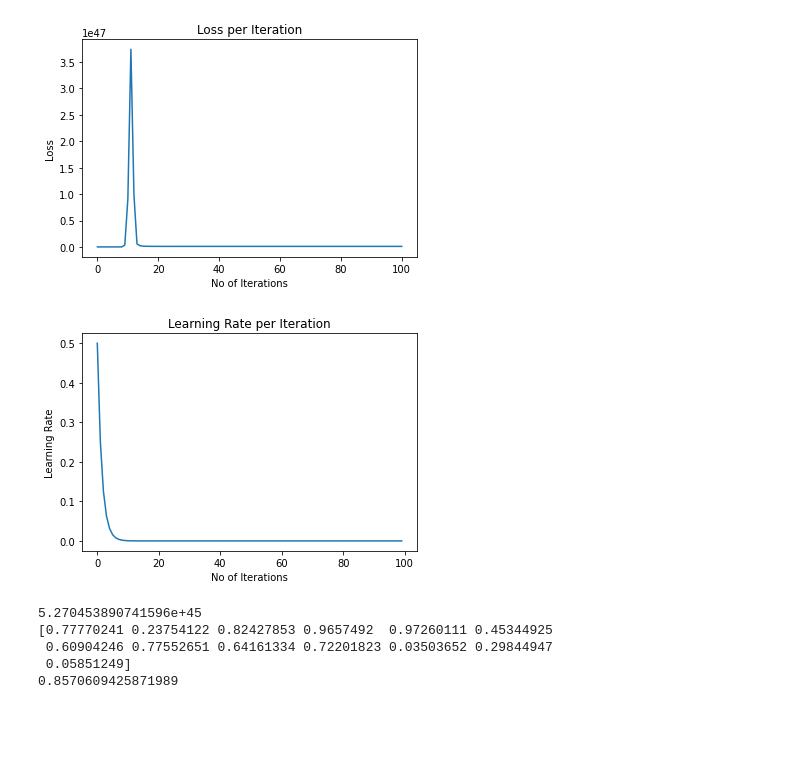
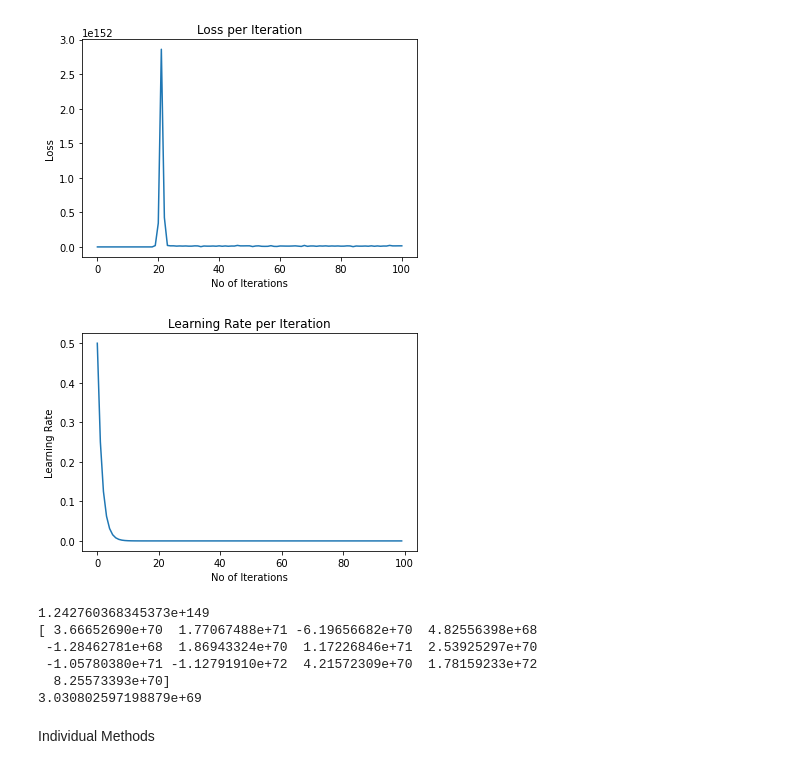
Before and after one commit to PhaneendraYedidi/Machine-Learning-Practices, a Jupyter notebook: 06_Implement_SGD.ipynb, the cells around one changed output. Saved outputs shown, nothing was run; the diff lists cells and outputs as text; code cells hidden in the pictures; blank space fills up the shorter version.

```diff
--- a/06_Implement_SGD.ipynb
+++ b/06_Implement_SGD.ipynb
@@ -46,14 +46,8 @@ class SGDImplementation:
     #print(self.wOld)
     self.bOld = rand()
     #print(self.bOld)
-    self.coef_ = self.wOld
-    self.intercept_ = self.bOld
 
   def fit(self,X, Y):
-    #Normalize the data
-    scaler = preprocessing.StandardScaler().fit(X)
-    X = scaler.transform(X)
-
     #Shuffle the data
     X,Y = self.randomShuffle(X,Y)
 
@@ -99,10 +93,7 @@ class SGDImplementation:
     plt.title('Learning Rate per Iteration')
     plt.show()
 
-    #return wOld, bOld
-
   def predict(self,X):
-    #wOldT = (np.array([self.wOld])).T
     return X.dot(self.wOld) + self.bOld
 
   def randomShuffle(self,X,Y):
@@ -115,66 +106,59 @@ class SGDImplementation:
   def getBatchSamples(self,X,Y,k,i):
     #k - number of items to select
     #i - iteration number
-    if i >= len(Y)/k: #if i*k is more than list of elements then modulus of  "i %= int(len(lis)/k)"" is used to select already selected values
+    if i >= len(Y)/k: #if i*k is more than list of elements then modulus of  "i %= int(len(Y)/k)"" is used to select already selected values
       i %= int(len(Y)/k)
     dTrain = list(zip(X,Y))
     sample = dTrain[i*k: i*k+k]
-    X_New, Y_New = zip(*dTrain)
+    X_New, Y_New = zip(*sample)
     return np.array(X_New), np.array(Y_New)
 
   #Calculating the learning rate
   def updateL(self,l,i):
-    #return 1/i #As per live session video
+    #return (1/i) if i != 0 else 1  #As per live session video
     return l/2 # As per assignment video
 
    #Calculating the new loss
-  def lNew(self,X, Y, wOld, bOld):
-    #X = dTrain['X'], Y= dTrain['Y']
+  def lNew(self,X, Y, wNew, bNew):
     n = X.shape[0]
     LSum = 0
     for i in range(n):
-      wOldT = (np.array([wOld])).T
-      z = pow((Y[i]-(wOld.dot(X[i]) + bOld)),2)
+      z = pow((Y[i]-(wNew.dot(X[i]) + bNew)),2)
       LSum += z
     wSum = 0
-    #for j in range(wOld.shape):
-    #  wSum += pow(wOld[i],2)
-    #LSum += wSum
     return LSum
 
   #Calculating the derivatives dldw and dldb
   def dldw(self,X, Y, wOld, bOld):
-    #X = dTrain['X'], Y= dTrain['Y']
     n = X.shape[0]
     dldwSum = 0
     for i in range(n):
-      #wOldT = (np.array([wOld])).T
-      z = 2*(Y[i]-(wOld.dot(X[i]) + bOld))*(-X[i]) # + self.lambda_Value*(2*wOld)
+      z = 2*(Y[i]-(wOld.dot(X[i]) + bOld))*(-X[i]) + self.lambda_Value*(2*wOld)
       dldwSum += z
     return dldwSum
 
   def dldb(self,X, Y, wOld, bOld):
-    #X = dTrain['X'], Y= dTrain['Y']
     n = X.shape[0]
     dldwSum = 0
     for i in range(n):
-      #wOldT = (np.array([wOld])).T
       z = 2*(Y[i]-(wOld.dot(X[i]) + bOld))*(-1)
       dldwSum += z
     return dldwSum
 
 X = load_boston().data
 Y = load_boston().target
 clf_Own = SGDImplementation()
 clf_Own.fit(X, Y)
 print(mean_squared_error(Y, clf_Own.predict(X)))
-print(clf_Own.coef_)
-print(clf_Own.intercept_)
+
+print(clf_Own.wOld)
+print(clf_Own.bOld)
 # %% [output]
-[figure, old version]
+[figure, new version]
 [figure]
-5.270453890741596e+45
-[0.77770241 0.23754122 0.82427853 0.9657492  0.97260111 0.45344925
- 0.60904246 0.77552651 0.64161334 0.72201823 0.03503652 0.29844947
- 0.05851249]
-0.8570609425871989
+1.242760368345373e+149
+[ 3.66652690e+70  1.77067488e+71 -6.19656682e+70  4.82556398e+68
+ -1.28462781e+68  1.86943324e+70  1.17226846e+71  2.53925297e+70
+ -1.05780380e+71 -1.12791910e+72  4.21572309e+70  1.78159233e+72
+  8.25573393e+70]
+3.030802597198879e+69
@@ -181,3 +174,5 @@ print(clf_Own.intercept_)
+# %% [markdown]
+Individual Methods
 # %%
 #Calculating the derivatives dldw and dldb
 lambda_Value = 1
```
Also changed, not shown: parts of 3 cells of this notebook.
